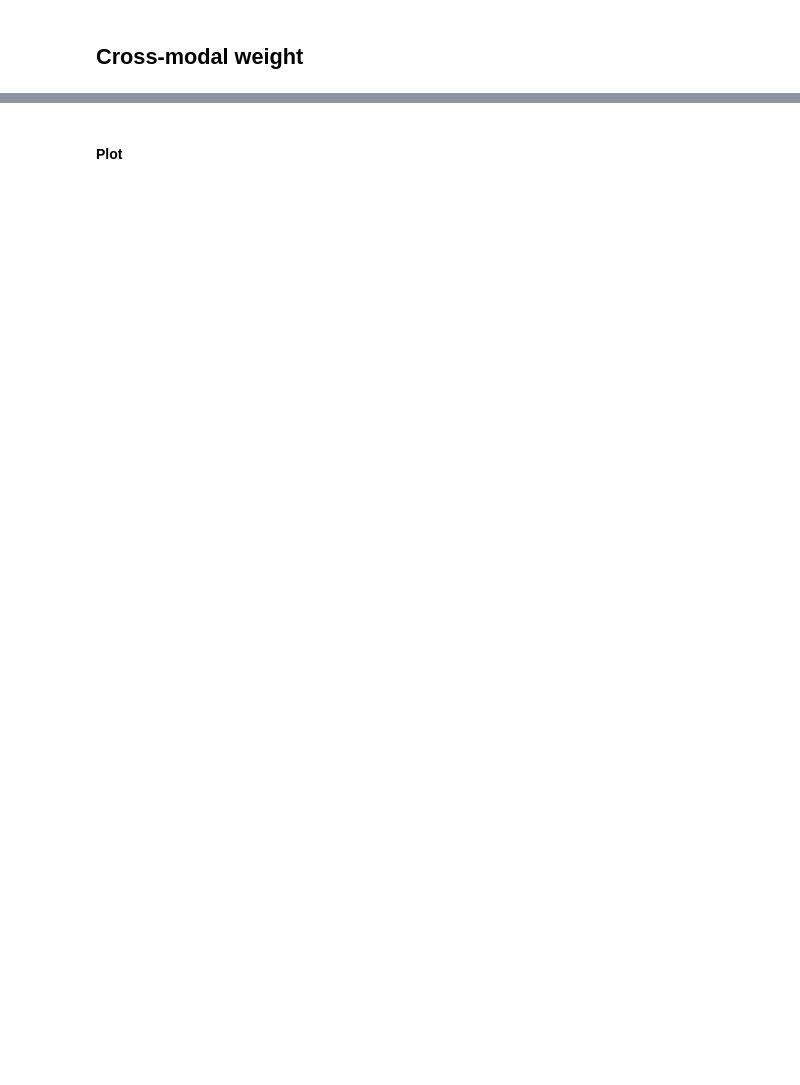
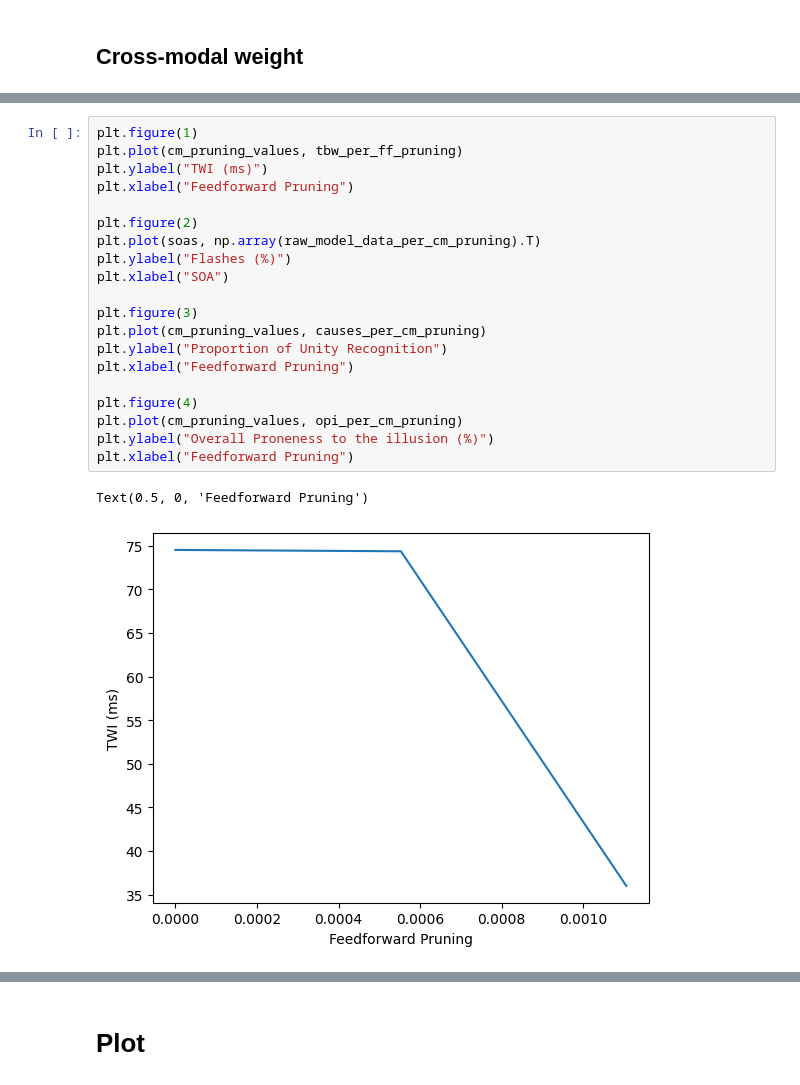
Before and after one commit to renatoparedes/SCZ_DFI_Model, a Jupyter notebook: HSPQ_Parameter_Exploration.ipynb, the cells around one changed output, grey strips where cells are left out. Drawn from its saved outputs; the diff is of its cells as text; blank space fills up the shorter version.

```diff
--- a/HSPQ_Parameter_Exploration.ipynb
+++ b/HSPQ_Parameter_Exploration.ipynb
@@ -348,0 +492,23 @@ Text(0.5, 0, 'CM_weight')
+# %%
+plt.figure(1)
+plt.plot(cm_pruning_values, tbw_per_ff_pruning)
+plt.ylabel("TWI (ms)")
+plt.xlabel("Feedforward Pruning")
+
+plt.figure(2)
+plt.plot(soas, np.array(raw_model_data_per_cm_pruning).T)
+plt.ylabel("Flashes (%)")
+plt.xlabel("SOA")
+
+plt.figure(3)
+plt.plot(cm_pruning_values, causes_per_cm_pruning)
+plt.ylabel("Proportion of Unity Recognition")
+plt.xlabel("Feedforward Pruning")
+
+plt.figure(4)
+plt.plot(cm_pruning_values, opi_per_cm_pruning)
+plt.ylabel("Overall Proneness to the illusion (%)")
+plt.xlabel("Feedforward Pruning")
+# %% [output]
+Text(0.5, 0, 'Feedforward Pruning')
+[figure, added]
@@ -349,5 +518,5 @@ Text(0.5, 0, 'CM_weight')
 # %% [markdown]
-#### Plot
+# Plot
 # %%
 from sklearn.preprocessing import normalize
 import string
```
Also changed, not shown: parts of 14 cells of this notebook.
